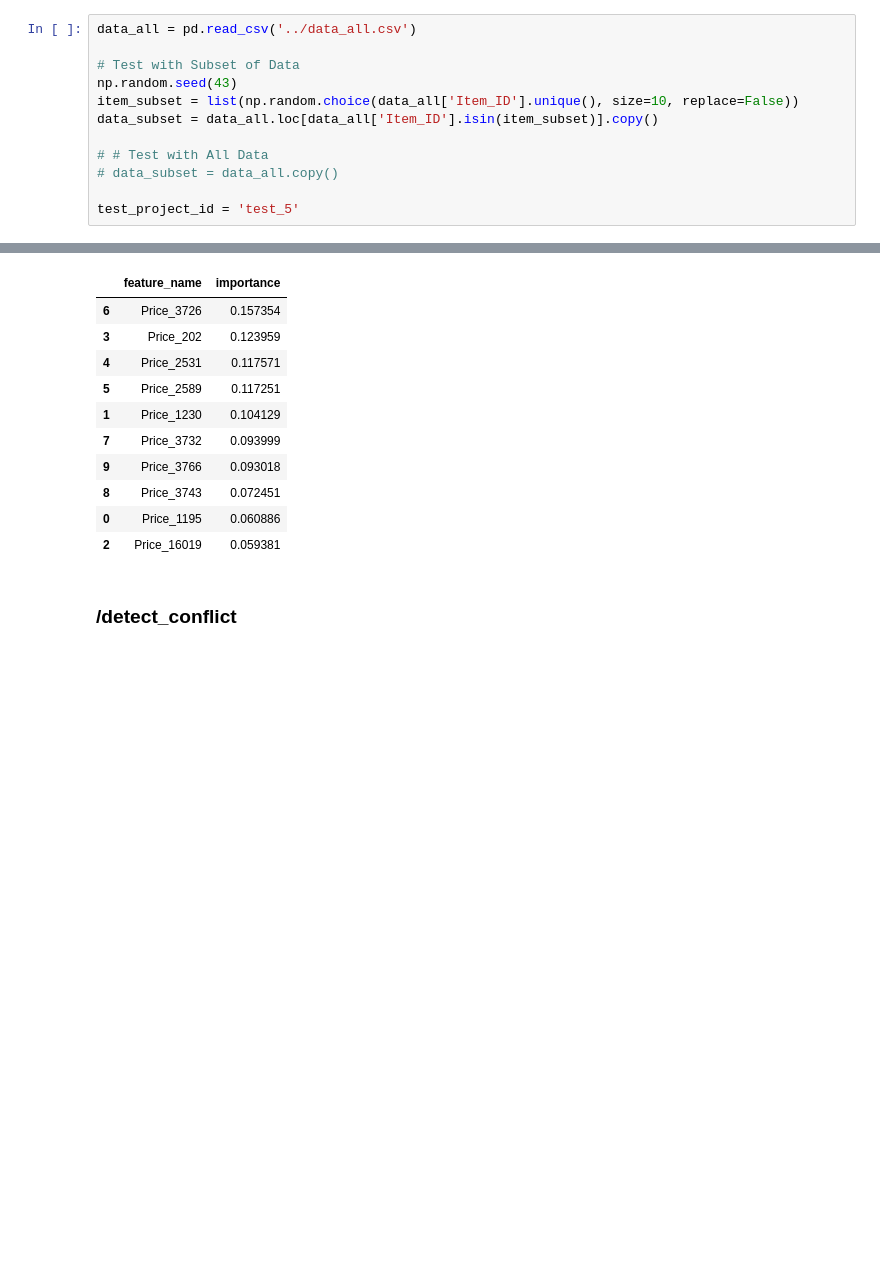
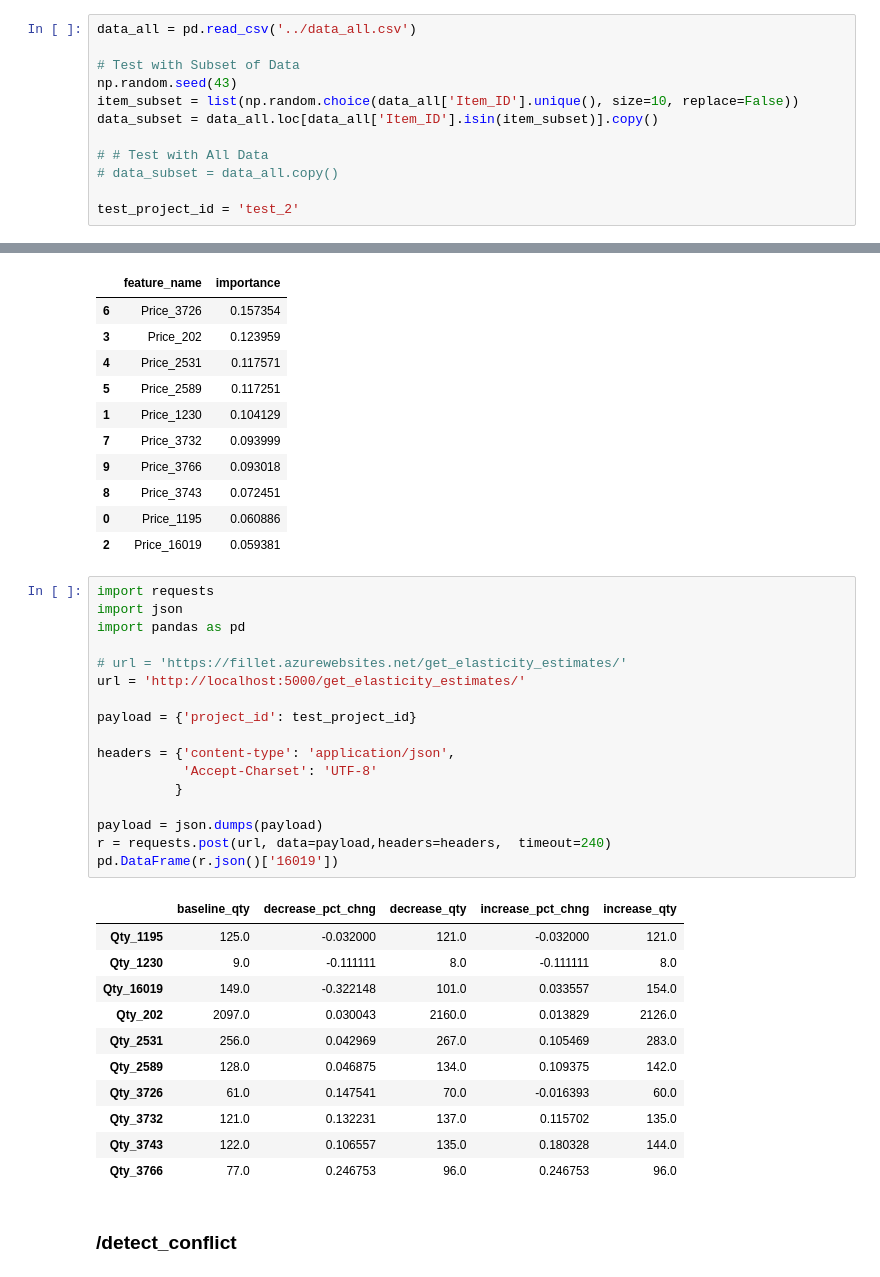
Before and after one commit to sutd-rms/fillet-flask, a Jupyter notebook: Notebooks/Test Environment-Copy1.ipynb, the cells around one changed output, grey strips where cells are left out. Drawn from its saved outputs; the diff is of its cells as text; blank space fills up the shorter version.

Commit message:
Addition of elasticity analysis
minor cleanup of files, improvements to optimzation

```diff
--- a/Notebooks/Test Environment-Copy1.ipynb
+++ b/Notebooks/Test Environment-Copy1.ipynb
@@ -14,7 +14,7 @@ data_subset = data_all.loc[data_all['Item_ID'].isin(item_subset)].copy()
 # # Test with All Data
 # data_subset = data_all.copy()
 
-test_project_id = 'test_5'
+test_project_id = 'test_2'
 # %% [markdown]
 ### `/train`
 # %%
@@ -321,6 +320,35 @@ pd.DataFrame(r.json()['202']).sort_values('importance', ascending=False)
 | 8 | Price_3743 | 0.072451 |
 | 0 | Price_1195 | 0.060886 |
 | 2 | Price_16019 | 0.059381 |
+# %%
+import requests
+import json
+import pandas as pd
+
+# url = 'https://fillet.azurewebsites.net/get_elasticity_estimates/'
+url = 'http://localhost:5000/get_elasticity_estimates/'
+
+payload = {'project_id': test_project_id}
+
+headers = {'content-type': 'application/json',
+           'Accept-Charset': 'UTF-8'
+          }
+
+payload = json.dumps(payload)
+r = requests.post(url, data=payload,headers=headers,  timeout=240)
+pd.DataFrame(r.json()['16019'])
+# %% [output]
+|  | baseline_qty | decrease_pct_chng | decrease_qty | increase_pct_chng | increase_qty |
+| Qty_1195 | 125.0 | -0.032000 | 121.0 | -0.032000 | 121.0 |
+| Qty_1230 | 9.0 | -0.111111 | 8.0 | -0.111111 | 8.0 |
+| Qty_16019 | 149.0 | -0.322148 | 101.0 | 0.033557 | 154.0 |
+| Qty_202 | 2097.0 | 0.030043 | 2160.0 | 0.013829 | 2126.0 |
+| Qty_2531 | 256.0 | 0.042969 | 267.0 | 0.105469 | 283.0 |
+| Qty_2589 | 128.0 | 0.046875 | 134.0 | 0.109375 | 142.0 |
+| Qty_3726 | 61.0 | 0.147541 | 70.0 | -0.016393 | 60.0 |
+| Qty_3732 | 121.0 | 0.132231 | 137.0 | 0.115702 | 135.0 |
+| Qty_3743 | 122.0 | 0.106557 | 135.0 | 0.180328 | 144.0 |
+| Qty_3766 | 77.0 | 0.246753 | 96.0 | 0.246753 | 96.0 |
 # %% [markdown]
 ### /detect_conflict
 # %%
```
Also changed, not shown: parts of 8 cells of this notebook, 9 other files.
